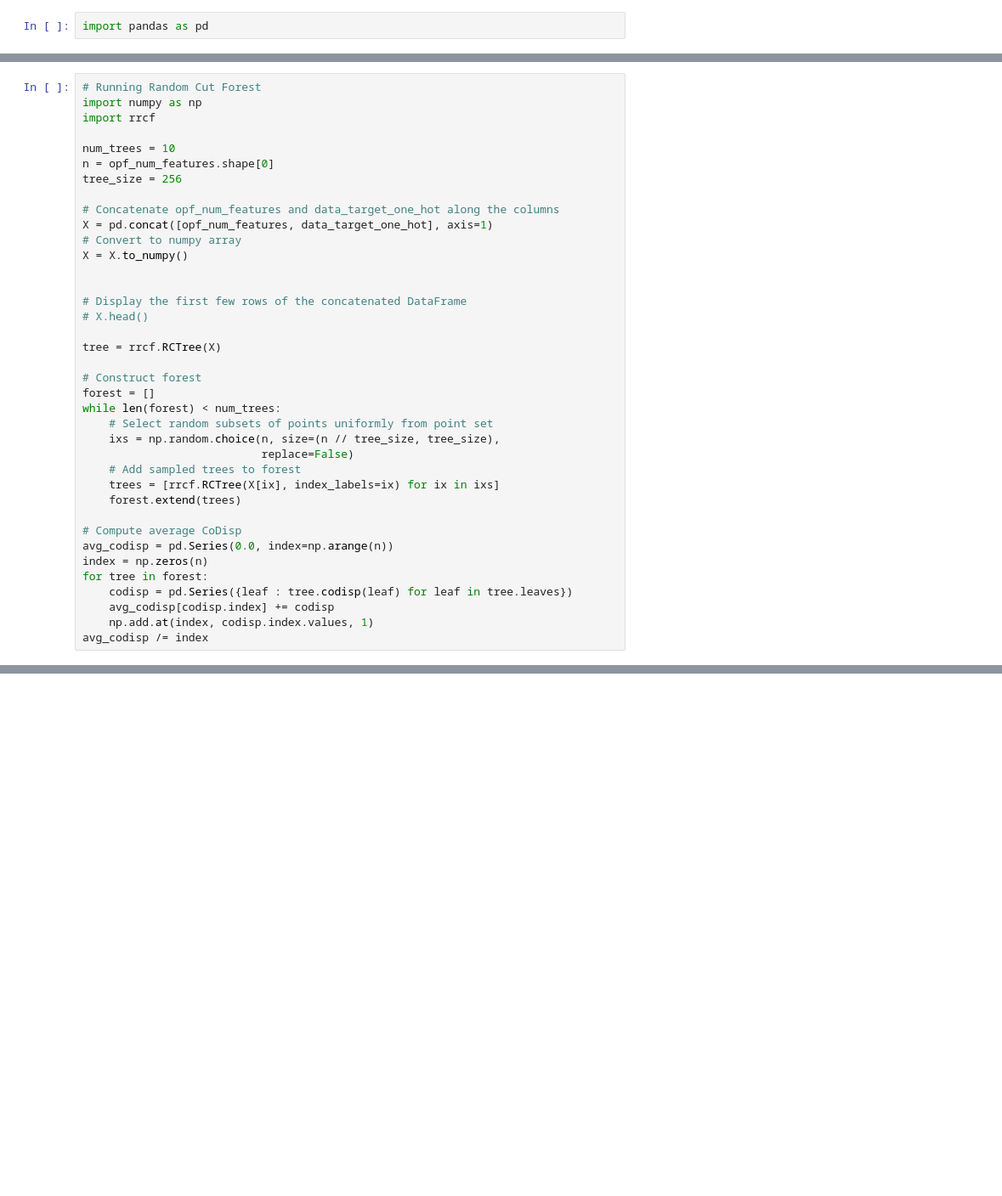
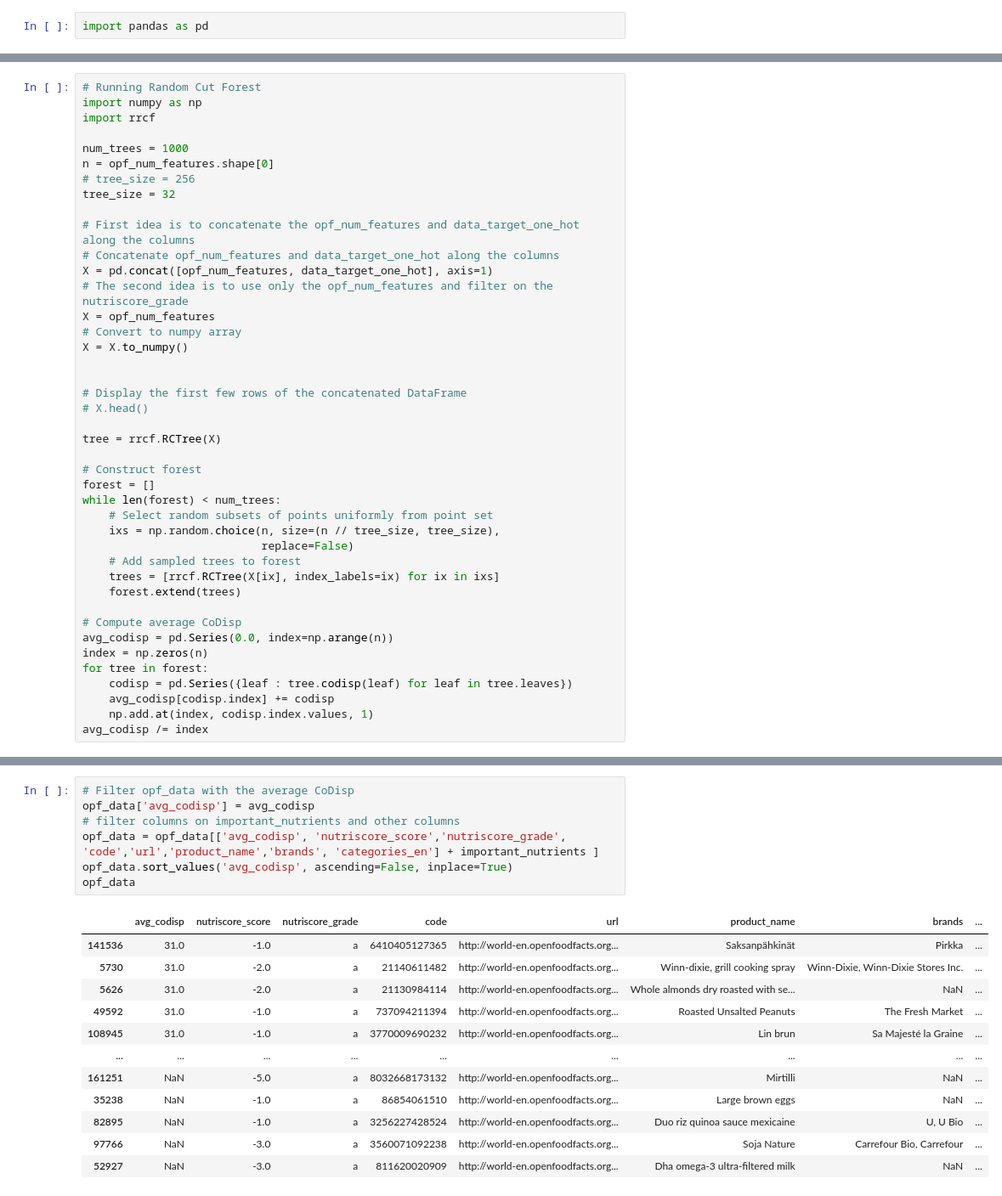
Before and after one commit to baslia/nutri_score, a Jupyter notebook: notebooks/Random_cut_forest.ipynb, the cells around one changed output, grey strips where cells are left out. Shown at 85% size. Cells and saved outputs as stored; diff of their text form; blank space fills up the shorter version.

```diff
--- a/notebooks/Random_cut_forest.ipynb
+++ b/notebooks/Random_cut_forest.ipynb
@@ -71,12 +73,16 @@ data_target_one_hot.head()
 import numpy as np
 import rrcf
 
-num_trees = 10
+num_trees = 1000
 n = opf_num_features.shape[0]
-tree_size = 256
+# tree_size = 256
+tree_size = 32
 
+# First idea is to concatenate the opf_num_features and data_target_one_hot along the columns
 # Concatenate opf_num_features and data_target_one_hot along the columns
 X = pd.concat([opf_num_features, data_target_one_hot], axis=1)
+# The second idea is to use only the opf_num_features and filter on the nutriscore_grade
+X = opf_num_features
 # Convert to numpy array
 X = X.to_numpy()
 
@@ -154,0 +113,20 @@ dtype: float64
+# %%
+# Filter opf_data with the average CoDisp
+opf_data['avg_codisp'] = avg_codisp
+# filter columns on important_nutrients and other columns
+opf_data = opf_data[['avg_codisp', 'nutriscore_score','nutriscore_grade', 'code','url','product_name','brands', 'categories_en'] + important_nutrients ]
+opf_data.sort_values('avg_codisp', ascending=False, inplace=True)
+opf_data
+# %% [output]
+|  | avg_codisp | nutriscore_score | nutriscore_grade | code | url | product_name | brands | ... |
+| 141536 | 31.0 | -1.0 | a | 6410405127365 | http://world-en.openfoodfacts.org... | Saksanpähkinät | Pirkka | ... |
+| 5730 | 31.0 | -2.0 | a | 21140611482 | http://world-en.openfoodfacts.org... | Winn-dixie, grill cooking spray | Winn-Dixie, Winn-Dixie Stores Inc. | ... |
+| 5626 | 31.0 | -2.0 | a | 21130984114 | http://world-en.openfoodfacts.org... | Whole almonds dry roasted with se... | NaN | ... |
+| 49592 | 31.0 | -1.0 | a | 737094211394 | http://world-en.openfoodfacts.org... | Roasted Unsalted Peanuts | The Fresh Market | ... |
+| 108945 | 31.0 | -1.0 | a | 3770009690232 | http://world-en.openfoodfacts.org... | Lin brun | Sa Majesté la Graine | ... |
+| ... | ... | ... | ... | ... | ... | ... | ... | ... |
+| 161251 | NaN | -5.0 | a | 8032668173132 | http://world-en.openfoodfacts.org... | Mirtilli | NaN | ... |
+| 35238 | NaN | -1.0 | a | 86854061510 | http://world-en.openfoodfacts.org... | Large brown eggs | NaN | ... |
+| 82895 | NaN | -1.0 | a | 3256227428524 | http://world-en.openfoodfacts.org... | Duo riz quinoa sauce mexicaine | U, U Bio | ... |
+| 97766 | NaN | -3.0 | a | 3560071092238 | http://world-en.openfoodfacts.org... | Soja Nature | Carrefour Bio, Carrefour | ... |
+| 52927 | NaN | -3.0 | a | 811620020909 | http://world-en.openfoodfacts.org... | Dha omega-3 ultra-filtered milk | NaN | ... |
```
Also changed, not shown: parts of 11 cells of this notebook.
